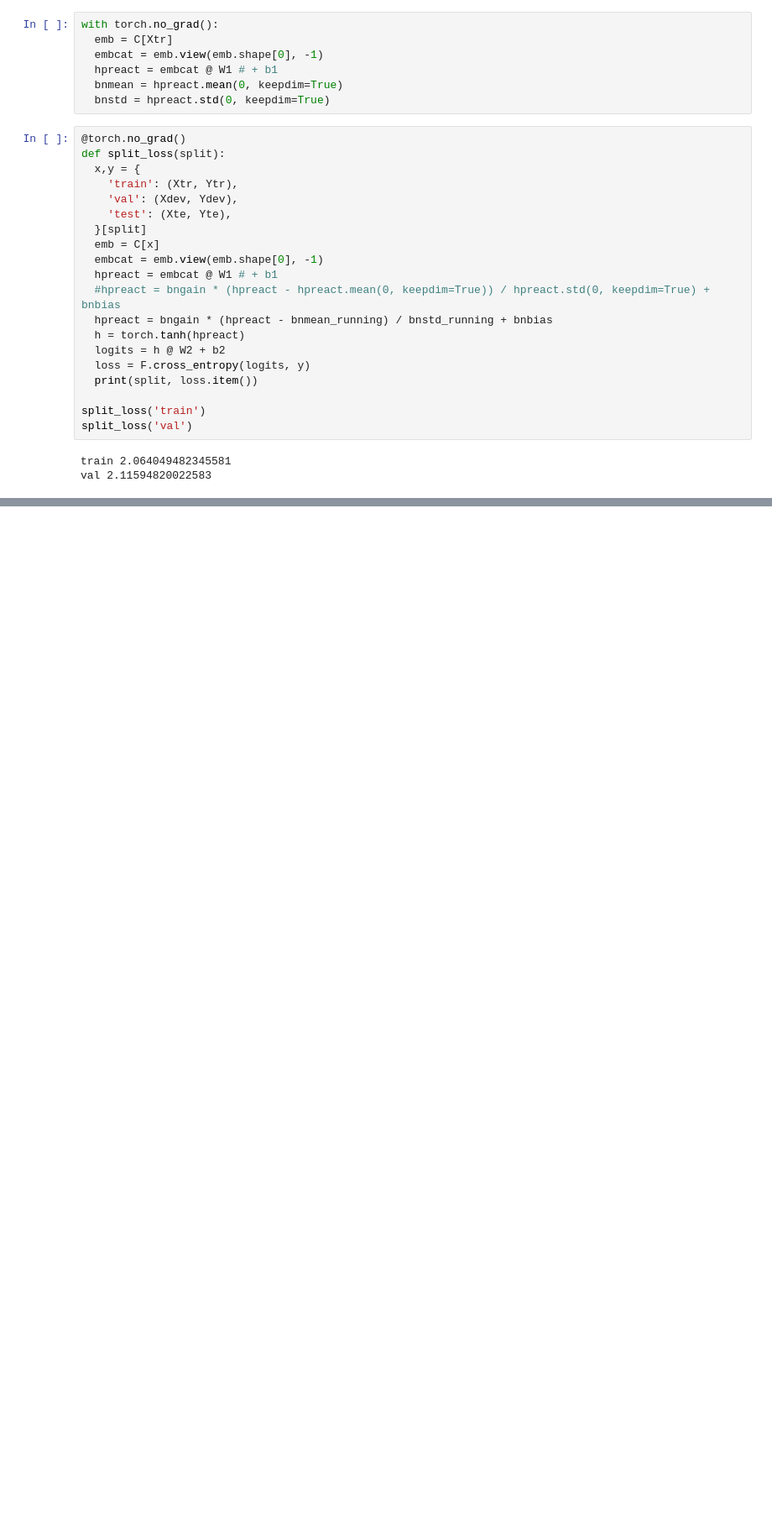
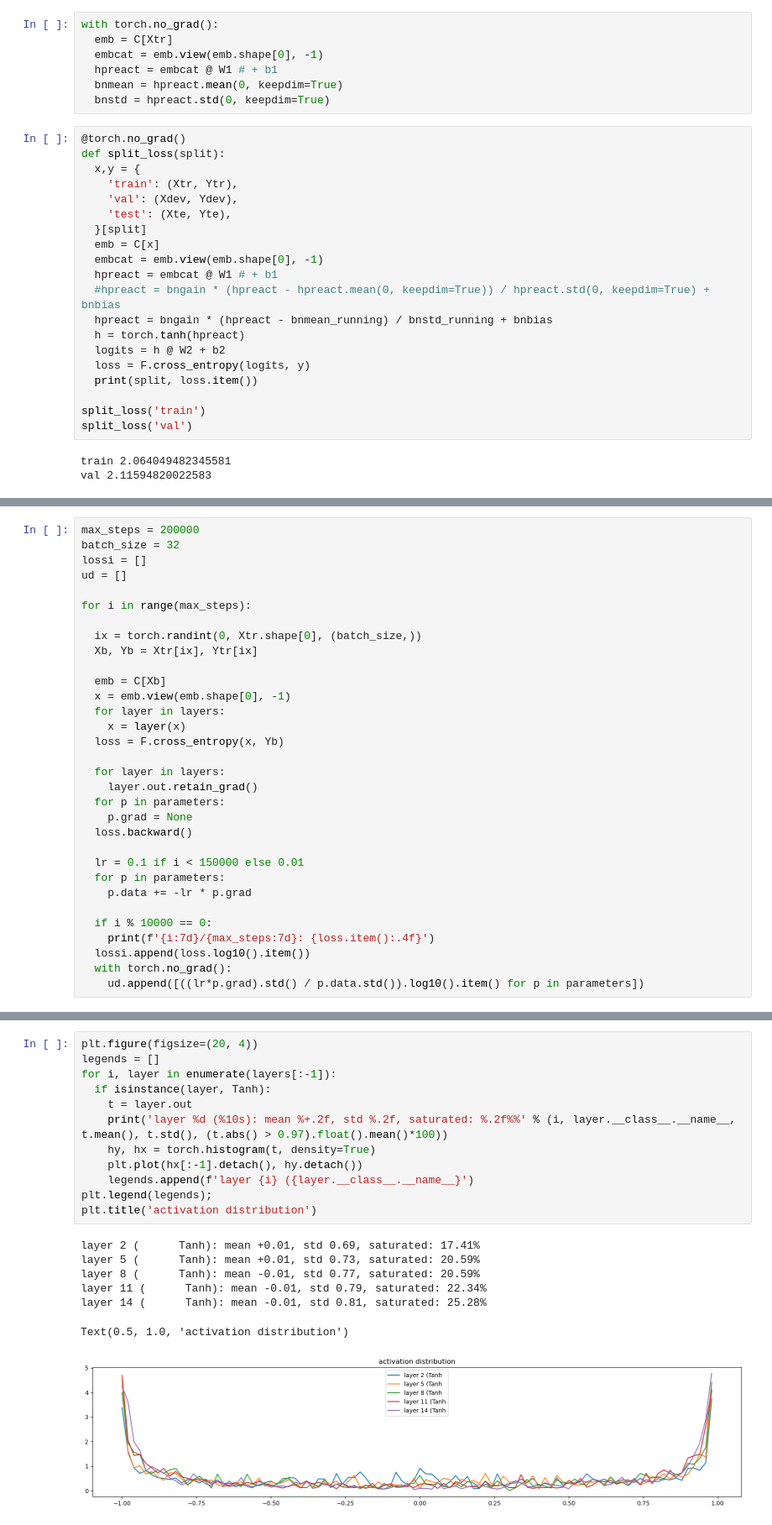
Before and after one commit to ash01825/ML-notes, a Jupyter notebook: makemore/bn/makemore-bn.ipynb, the cells around one changed output, grey strips where cells are left out. Shown: that part at 84% size. Cells and saved outputs as stored; diff of their text form; blank space fills up the shorter version.

```diff
--- a/makemore/bn/makemore-bn.ipynb
+++ b/makemore/bn/makemore-bn.ipynb
@@ -166,0 +246,32 @@ val 2.11594820022583
+# %%
+max_steps = 200000
+batch_size = 32
+lossi = []
+ud = []
+
+for i in range(max_steps):
+
+  ix = torch.randint(0, Xtr.shape[0], (batch_size,))
+  Xb, Yb = Xtr[ix], Ytr[ix]
+
+  emb = C[Xb]
+  x = emb.view(emb.shape[0], -1)
+  for layer in layers:
+    x = layer(x)
+  loss = F.cross_entropy(x, Yb)
+
+  for layer in layers:
+    layer.out.retain_grad()
+  for p in parameters:
+    p.grad = None
+  loss.backward()
+
+  lr = 0.1 if i < 150000 else 0.01
+  for p in parameters:
+    p.data += -lr * p.grad
+
+  if i % 10000 == 0:
+    print(f'{i:7d}/{max_steps:7d}: {loss.item():.4f}')
+  lossi.append(loss.log10().item())
+  with torch.no_grad():
+    ud.append([((lr*p.grad).std() / p.data.std()).log10().item() for p in parameters])
@@ -166,0 +299,20 @@ val 2.11594820022583
+# %%
+plt.figure(figsize=(20, 4))
+legends = []
+for i, layer in enumerate(layers[:-1]):
+  if isinstance(layer, Tanh):
+    t = layer.out
+    print('layer %d (%10s): mean %+.2f, std %.2f, saturated: %.2f%%' % (i, layer.__class__.__name__, t.mean(), t.std(), (t.abs() > 0.97).float().mean()*100))
+    hy, hx = torch.histogram(t, density=True)
+    plt.plot(hx[:-1].detach(), hy.detach())
+    legends.append(f'layer {i} ({layer.__class__.__name__}')
+plt.legend(legends);
+plt.title('activation distribution')
+# %% [output]
+layer 2 (      Tanh): mean +0.01, std 0.69, saturated: 17.41%
+layer 5 (      Tanh): mean +0.01, std 0.73, saturated: 20.59%
+layer 8 (      Tanh): mean -0.01, std 0.77, saturated: 20.59%
+layer 11 (      Tanh): mean -0.01, std 0.79, saturated: 22.34%
+layer 14 (      Tanh): mean -0.01, std 0.81, saturated: 25.28%
+Text(0.5, 1.0, 'activation distribution')
+[figure, added]
```
Also changed, not shown: parts of 6 cells of this notebook.
